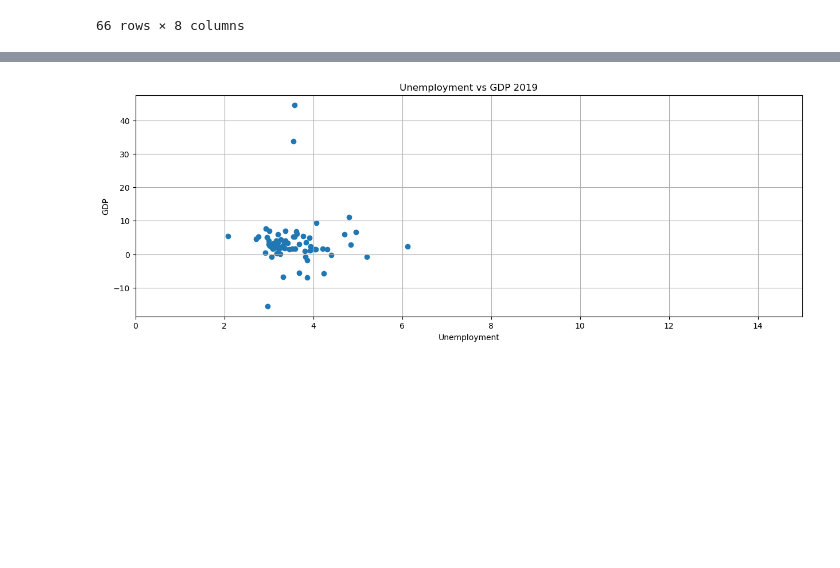
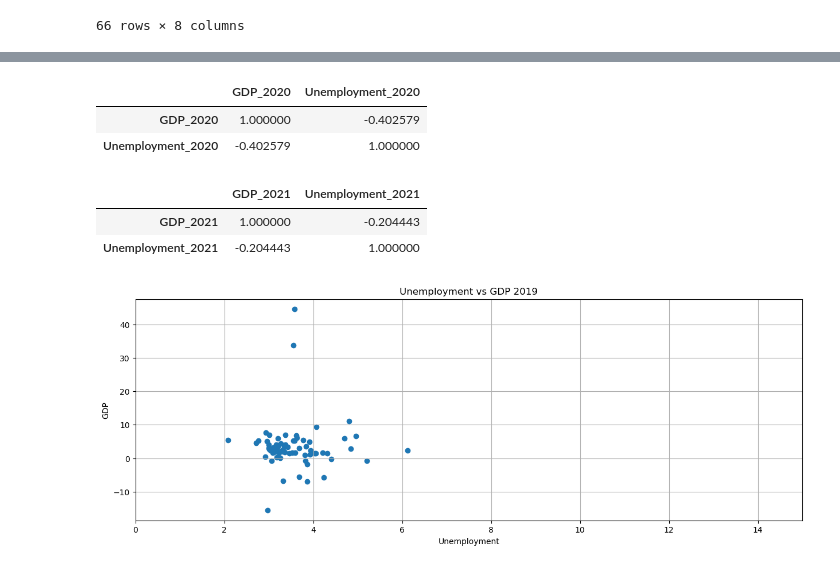
Before and after one commit to UDoWhile/Project-1, a Jupyter notebook: main_antoine.ipynb, the cells around one changed output, grey strips where cells are left out. Cells and saved outputs as stored; diff of their text form; code cells hidden in the pictures; blank space fills up the shorter version.

```diff
--- a/main_antoine.ipynb
+++ b/main_antoine.ipynb
@@ -353,3 +360,17 @@ final_merge
+# %%
+#compute correlation between GDP and Unemployment index for 2020
+final_merge[['GDP_2020','Unemployment_2020']].corr()
+# %% [output]
+|  | GDP_2020 | Unemployment_2020 |
+| GDP_2020 | 1.000000 | -0.402579 |
+| Unemployment_2020 | -0.402579 | 1.000000 |
+# %%
+#compute correlation between GDP and Unemployment index for 2021
+final_merge[['GDP_2021','Unemployment_2021']].corr()
+# %% [output]
+|  | GDP_2021 | Unemployment_2021 |
+| GDP_2021 | 1.000000 | -0.204443 |
+| Unemployment_2021 | -0.204443 | 1.000000 |
 # %%
 # Plotting GDP vs. Unemployment for each year
 plt.figure(figsize=(15, 5))
```
Also changed, not shown: parts of 1 cell of this notebook.
